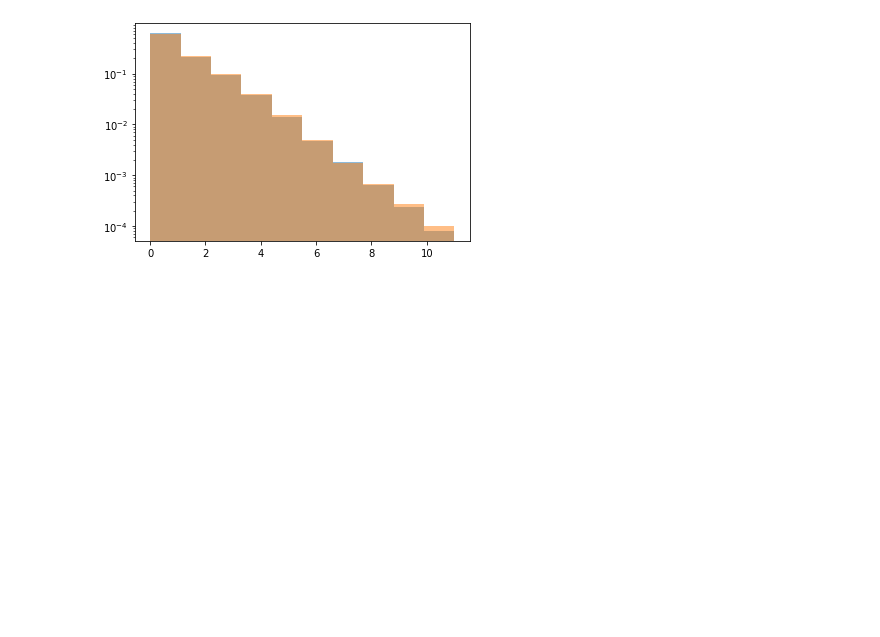
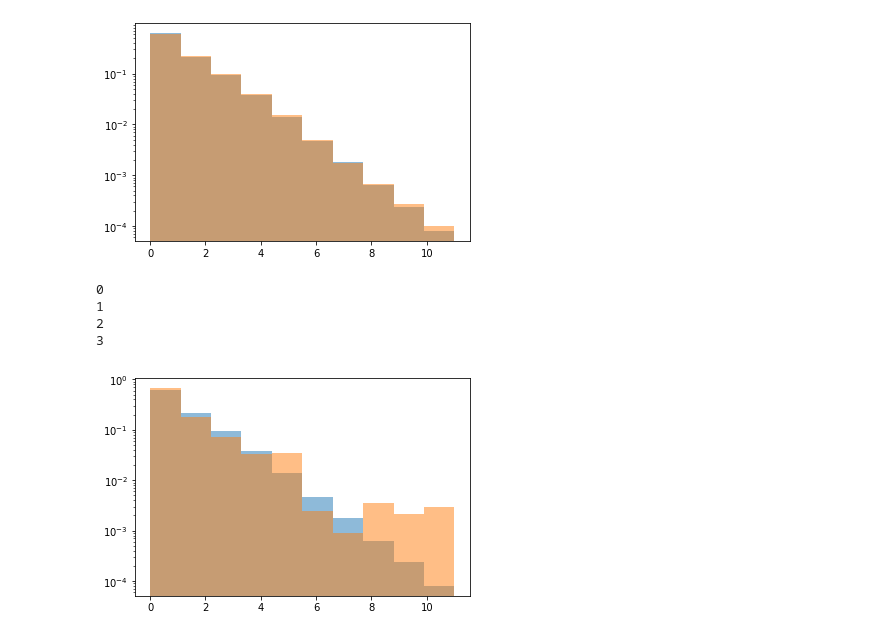
Before and after one commit to janjaek/DSEA-test, a Jupyter notebook: test.ipynb, the cells around one changed output. Saved outputs shown, nothing was run; the diff lists cells and outputs as text; code cells hidden in the pictures; blank space fills up the shorter version.

Commit message:
added decaying and adaptive stepsize

```diff
--- a/test.ipynb
+++ b/test.ipynb
@@ -107,3 +110,23 @@ plt.yscale('log')
 plt.show()
 # %% [output]
 [figure]
+# %%
+import cherenkovdeconvolution.stepsize as stepsize
+
+# first of all, we set up an inspection function, which prints the step size of each iteration
+def inspect_alpha(k, alpha, chi2s, f): # you can define custom inspection methods to investigate DSEA
+    print(alpha)
+
+# There are two decay rates, the first of which is comparably slow
+alpha_mul = stepsize.decay_mul(0.5)
+f_est_mul = dsea(X_test, X_train, Y_train, GaussianNB(), K = 3, inspect = inspect_alpha, alpha = alpha_mul)
+plt.hist(range(12), weights = f_true, alpha = 0.5)
+plt.hist(range(12), weights = f_est_mul, alpha = 0.5)
+plt.yscale('log')
+plt.show()
+# %% [output]
+0
+1
+2
+3
+[figure, added]
```
Also changed, not shown: parts of 4 cells of this notebook.
